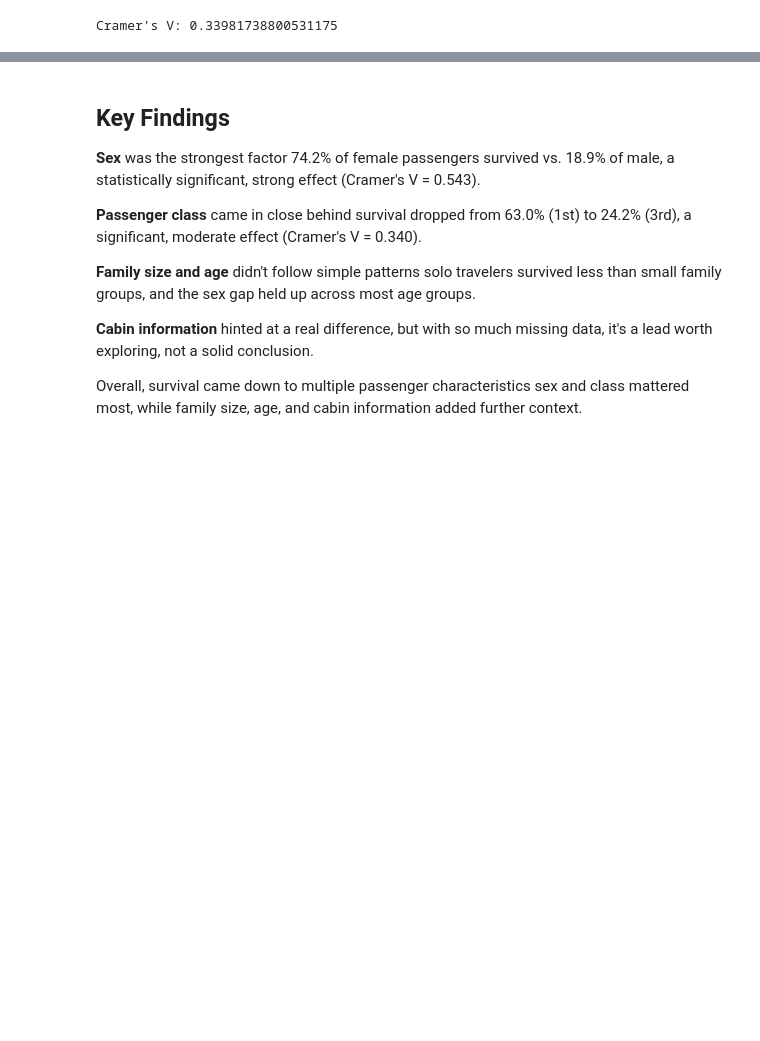
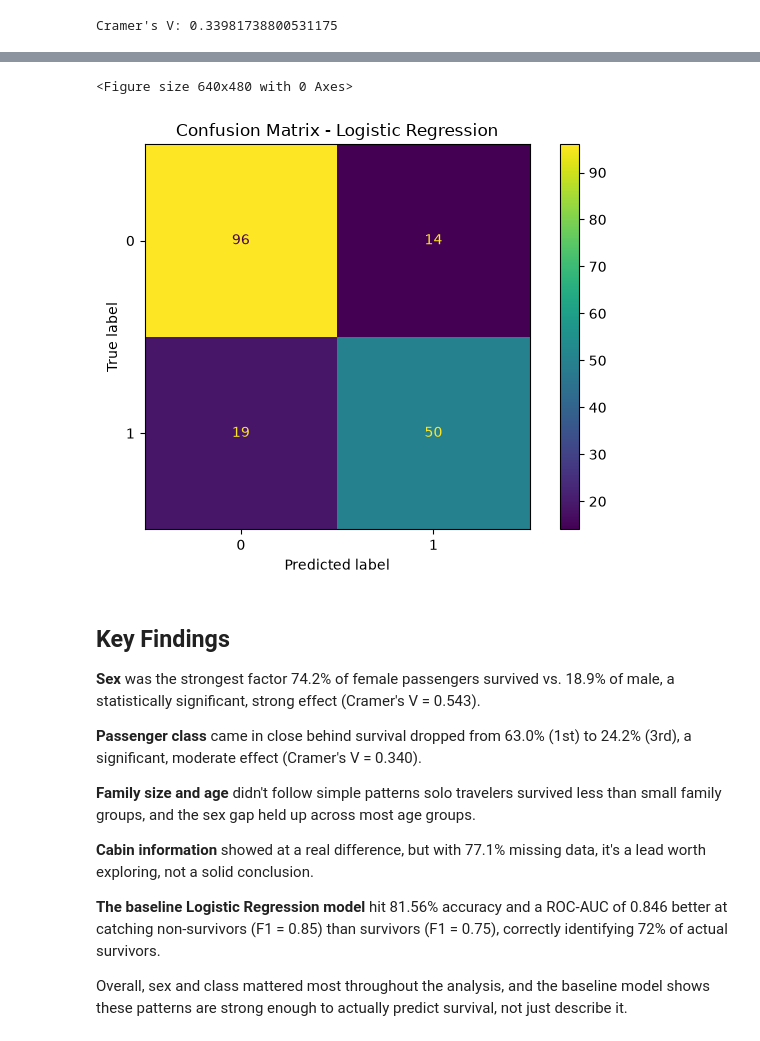
Before and after one commit to sehreen-jeelani/titanic-survival-analysis, a Jupyter notebook: notebooks/titanic_analysis.ipynb, the cells around one changed output, grey strips where cells are left out. Cells and saved outputs as stored; diff of their text form; code cells hidden in the pictures; blank space fills up the shorter version.

```diff
--- a/notebooks/titanic_analysis.ipynb
+++ b/notebooks/titanic_analysis.ipynb
@@ -1534,3 +1642,29 @@ Cramer's V: 0.33981738800531175
+# %%
+plt.savefig(
+    "../visuals/survival_analysis/confusion_matrix_logistic_regression.png",
+    dpi=300,
+    bbox_inches="tight"
+)
+plt.show()
+# %% [output]
+<Figure size 640x480 with 0 Axes>
+# %%
+fig, ax = plt.subplots()
+
+ConfusionMatrixDisplay.from_predictions(y_test, y_pred, ax=ax)
+
+ax.set_title("Confusion Matrix - Logistic Regression")
+
+fig.tight_layout()
+fig.savefig(
+    "../visuals/survival_analysis/confusion_matrix_logistic_regression.png",
+    dpi=300,
+    bbox_inches="tight"
+)
+
+plt.show()
+# %% [output]
+[figure, added]
 # %% [markdown]
 ## Key Findings
 
@@ -1540,7 +1674,9 @@ Cramer's V: 0.33981738800531175
 
 **Family size and age** didn't follow simple patterns solo travelers survived less than small family groups, and the sex gap held up across most age groups.
 
-**Cabin information** hinted at a real difference, but with so much missing data, it's a lead worth exploring, not a solid conclusion.
+**Cabin information** showed at a real difference, but with 77.1% missing data, it's a lead worth exploring, not a solid conclusion.
 
-Overall, survival came down to multiple passenger characteristics sex and class mattered most, while family size, age, and cabin information added further context.
+**The baseline Logistic Regression model** hit 81.56% accuracy and a ROC-AUC of 0.846 better at catching non-survivors (F1 = 0.85) than survivors (F1 = 0.75), correctly identifying 72% of actual survivors.
+
+Overall, sex and class mattered most throughout the analysis, and the baseline model shows these patterns are strong enough to actually predict survival, not just describe it.
 # %% [markdown]
```
Also changed, not shown: parts of 15 cells of this notebook, 2 other files.
